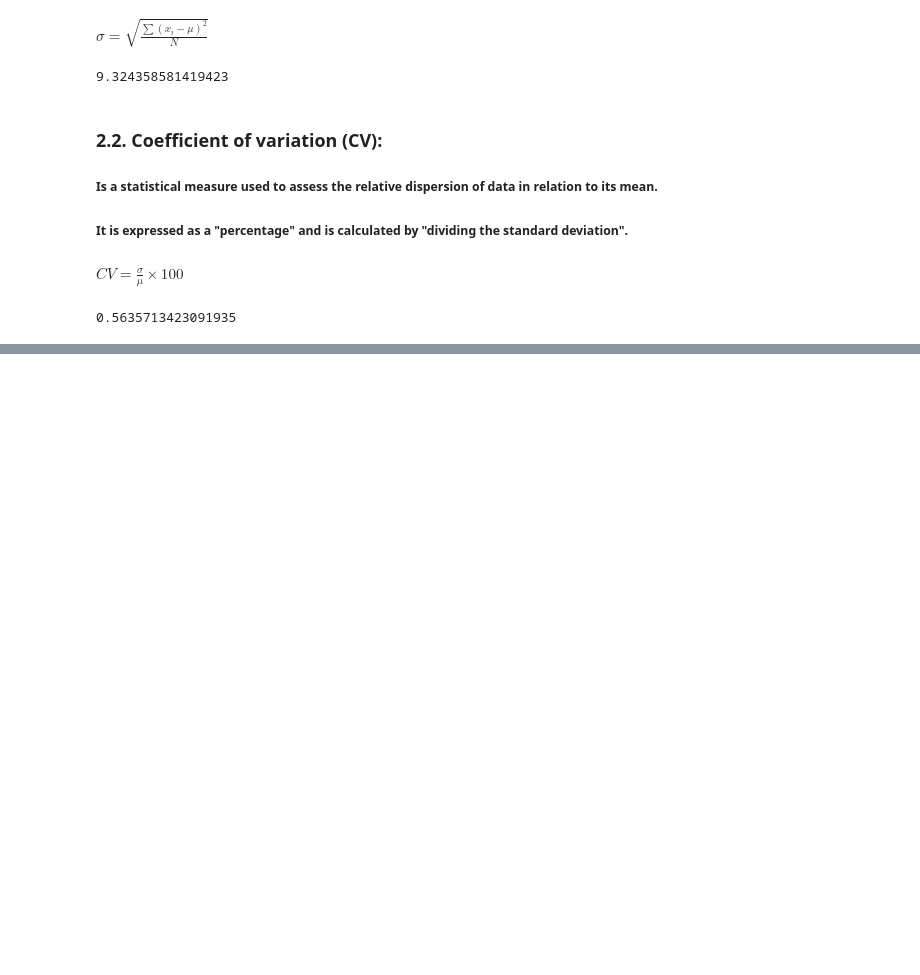
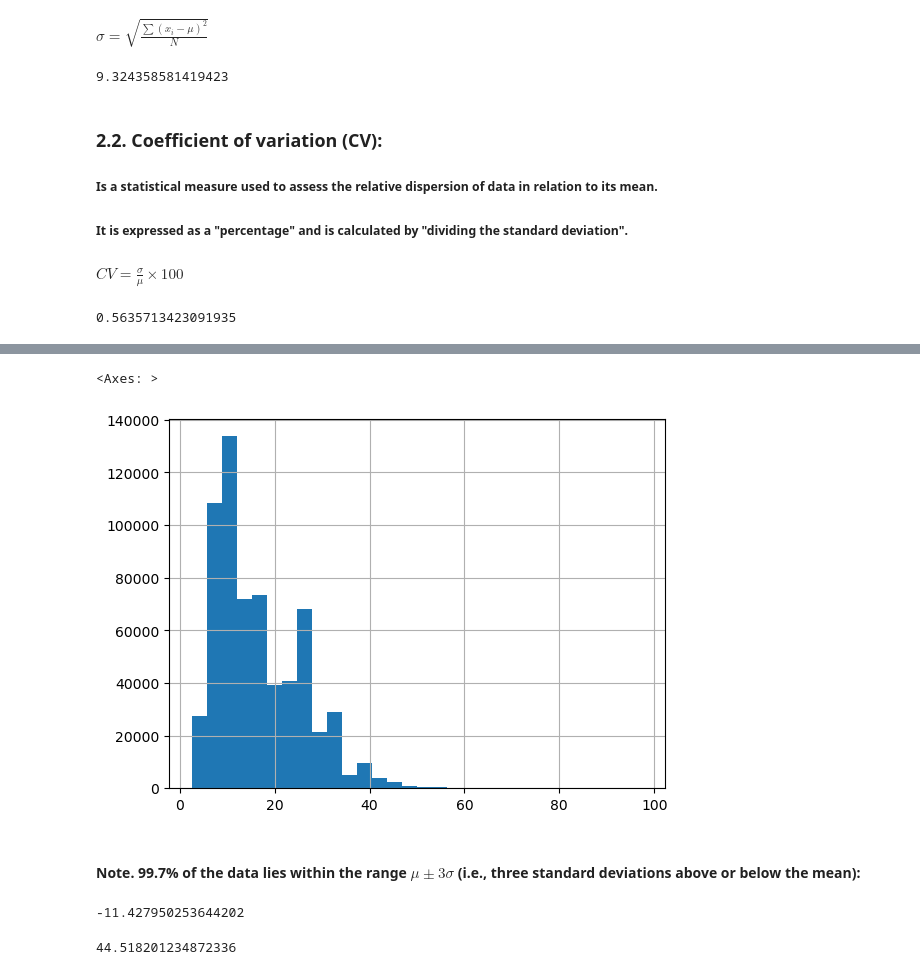
Before and after one commit to SepidehHayati/Statistical-Tutorials, a Jupyter notebook: 01_EDA_Moments_in_Statistics.ipynb, the cells around one changed output, grey strips where cells are left out. Cells and saved outputs as stored; diff of their text form; code cells hidden in the pictures; blank space fills up the shorter version.

```diff
--- a/01_EDA_Moments_in_Statistics.ipynb
+++ b/01_EDA_Moments_in_Statistics.ipynb
@@ -184,0 +201,20 @@ coefficient_of_variation
+# %%
+dataset['price'].hist(bins = 30)
+# %% [output]
+<Axes: >
+[figure, added]
+# %% [markdown]
+#### Note. 99.7% of the data lies within the range $\mu \pm 3\sigma$ (i.e., three standard deviations above or below the mean):
+# %%
+mean_price = dataset['price'].mean()
+standard_deviation = dataset['price'].std()
+
+left_standard_deviation = (mean_price - standard_deviation *3)
+left_standard_deviation     #But the amount for price cannot be less that zero, so our data starts from above that zero
+# %% [output]
+-11.427950253644202
+# %%
+right_standard_deviation =( mean_price + standard_deviation *3)
+right_standard_deviation
+# %% [output]
+44.518201234872336
```
Also changed, not shown: parts of 11 cells of this notebook.
